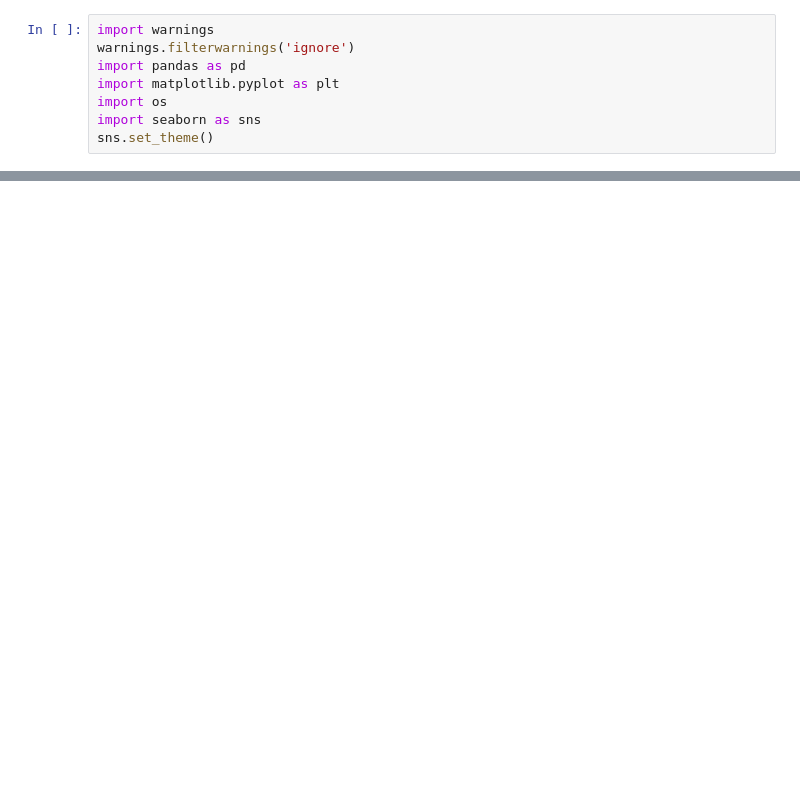
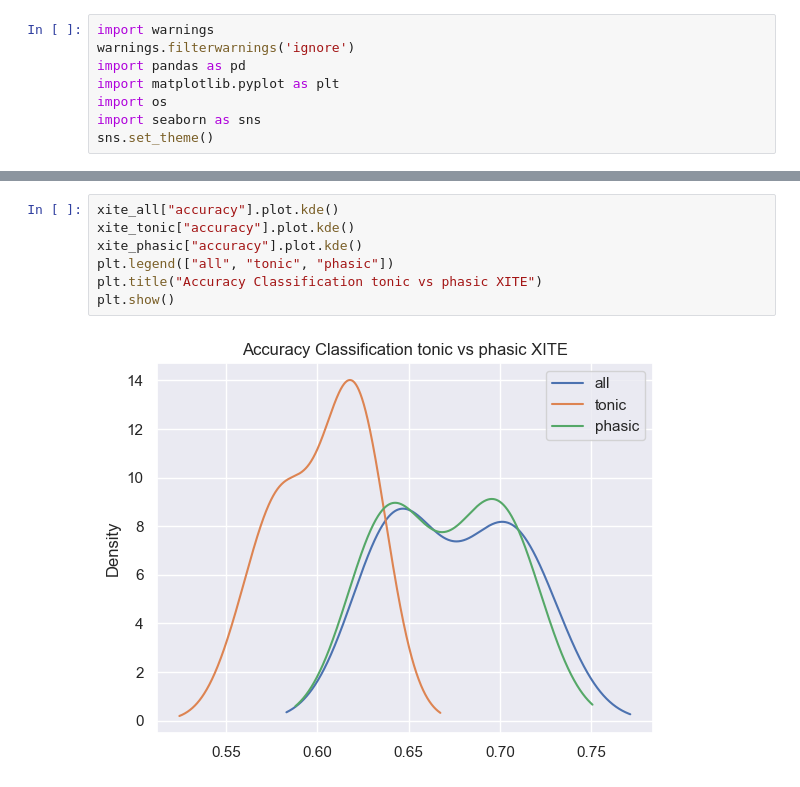
Before and after one commit to sven-knoblauch/PainLevelShiftDetection, a Jupyter notebook: SiameseNetwork/Results-10-fold-crossval/display_results.ipynb, the cells around one changed output, grey strips where cells are left out. Drawn from its saved outputs; the diff is of its cells as text; blank space fills up the shorter version.

```diff
--- a/SiameseNetwork/Results-10-fold-crossval/display_results.ipynb
+++ b/SiameseNetwork/Results-10-fold-crossval/display_results.ipynb
@@ -35,0 +62,9 @@ plt.show()
+# %%
+xite_all["accuracy"].plot.kde()
+xite_tonic["accuracy"].plot.kde()
+xite_phasic["accuracy"].plot.kde()
+plt.legend(["all", "tonic", "phasic"])
+plt.title("Accuracy Classification tonic vs phasic XITE")
+plt.show()
+# %% [output]
+[figure, added]
```
Also changed, not shown: parts of 7 cells of this notebook, 12 other files.
